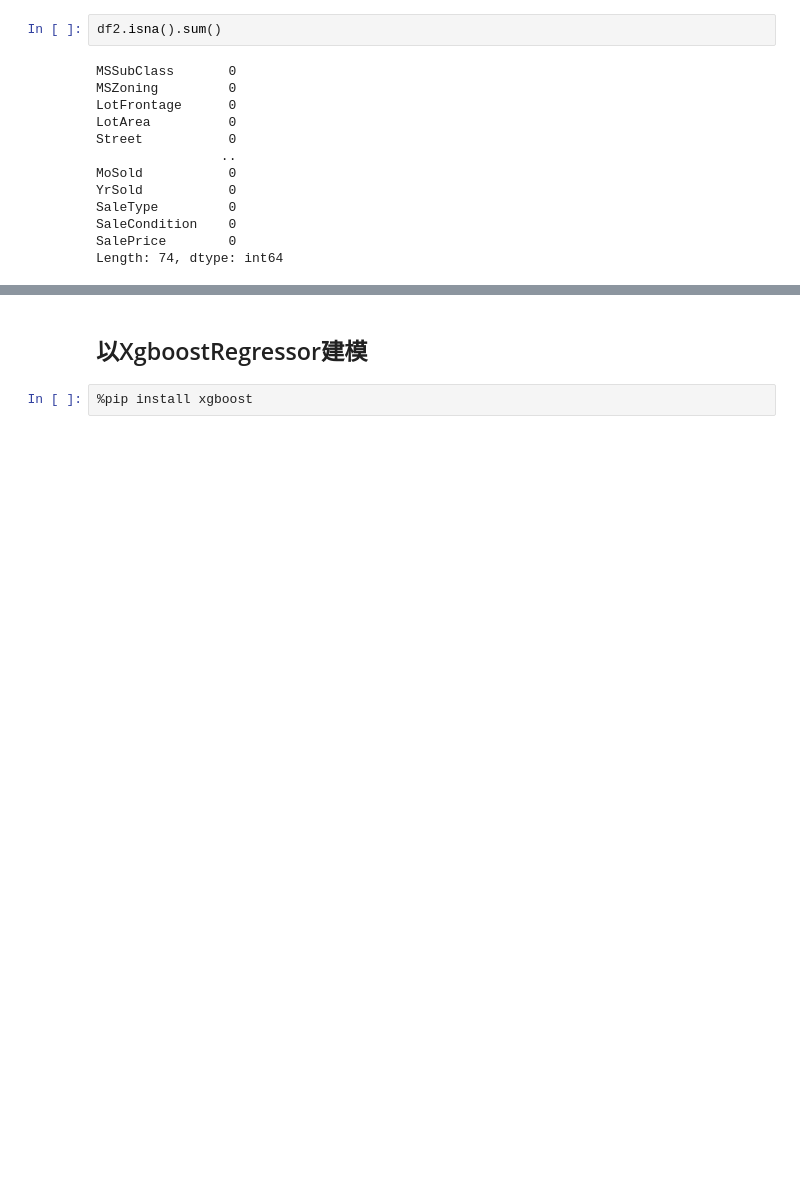
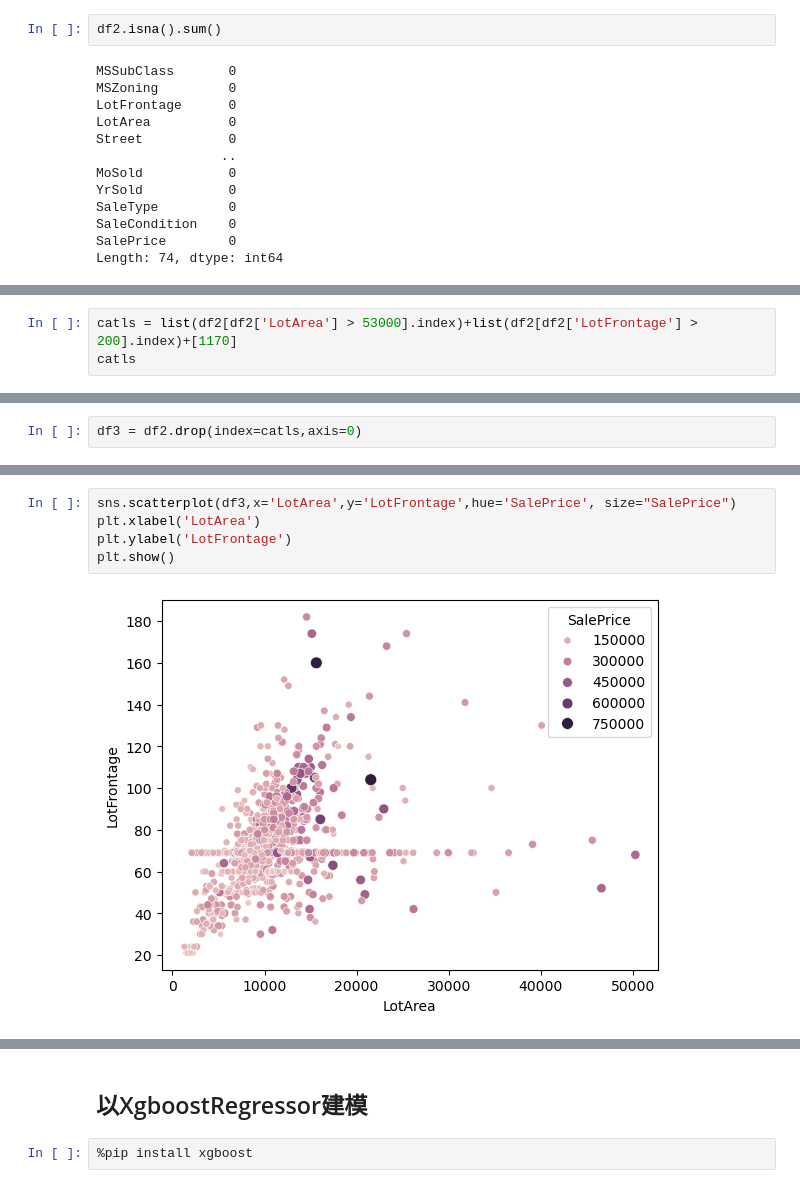
Before and after one commit to jajye/house-prices-advanced-regression-techniques, a Jupyter notebook: house-price-prediction.ipynb, the cells around one changed output, grey strips where cells are left out. Drawn from its saved outputs; the diff is of its cells as text; blank space fills up the shorter version.

```diff
--- a/house-price-prediction.ipynb
+++ b/house-price-prediction.ipynb
@@ -268,0 +311,3 @@ df3.head()
+# %%
+catls = list(df2[df2['LotArea'] > 53000].index)+list(df2[df2['LotFrontage'] > 200].index)+[1170]
+catls
@@ -269 +316,3 @@ df3.head()
+# %%
+df3 = df2.drop(index=catls,axis=0)
 # %%
@@ -271,2 +320,9 @@ df3.isna().sum()[df3.isna().sum() > 0]
 # %% [output]
 Series([], dtype: int64)
+# %%
+sns.scatterplot(df3,x='LotArea',y='LotFrontage',hue='SalePrice', size="SalePrice")
+plt.xlabel('LotArea')
+plt.ylabel('LotFrontage')
+plt.show()
+# %% [output]
+[figure, added]
```
Also changed, not shown: parts of 24 cells of this notebook, 2 other files.
